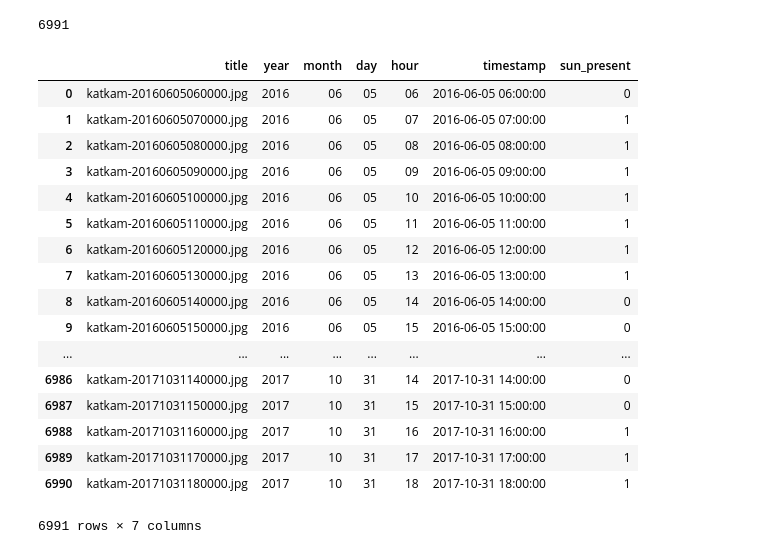
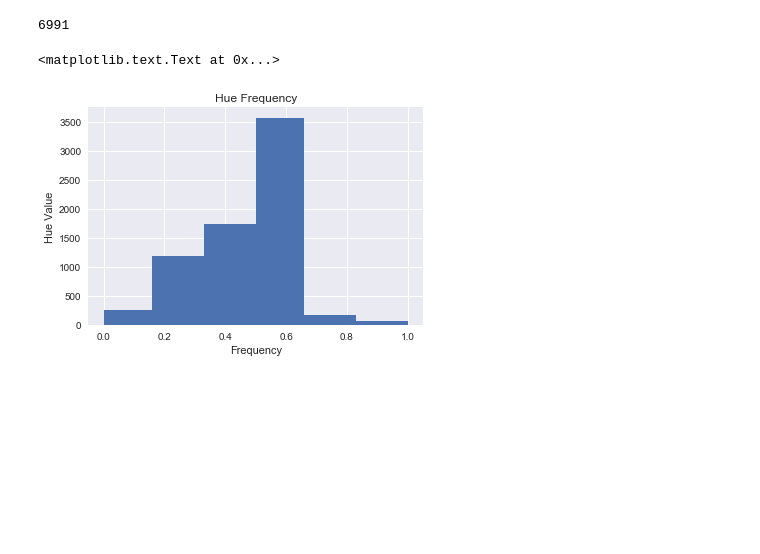
Before and after one commit to Manan007224/Weather-CMPT318, a Jupyter notebook: Weather.ipynb, the cells around one changed output. Cells and saved outputs as stored; diff of their text form; code cells hidden in the pictures; blank space fills up the shorter version.

Commit message:
Visualizations added; Color Labelling done

```diff
--- a/Weather.ipynb
+++ b/Weather.ipynb
@@ -224,7 +225,7 @@ def image_datetime(row) :
     return datetime.datetime(year,month,day,hour,0,0)
 
 
-IMAGE_DIR = 'katkam-scaled'
+IMAGE_DIR = 'image_data/katkam-scaled'
 
 contents = os.listdir(IMAGE_DIR)
 filenames = pd.DataFrame(contents,columns=['title'])
@@ -246,28 +247,57 @@ sun_present_file = 'image_data/SUN_PRESENT.csv'
 sun_present = pd.read_csv(sun_present_file,header=None)
 sun_present.columns =['image_index','sun_present']
 
+average_color_file = 'image_data/KATKAM_colors.csv'
+average_color = pd.read_csv(average_color_file,header=None)
+average_color.columns=['file_index','region_id','r','g','b']
 
-#fig,ax = plt.subplots()
-#sns.countplot(x=sun_present['sun_present'])
+sky_color = average_color[average_color['region_id']==1]
+sky_color = sky_color[['file_index','r','g','b']]
+sky_color = sky_color.reset_index()
+sky_color.drop(['index'],axis=1)
 
 filenames['sun_present'] = sun_present['sun_present']
-filenames
+filenames['sky_color_r'] = sky_color['r']
+filenames['sky_color_g'] = sky_color['g']
+filenames['sky_color_b'] = sky_color['b']
-# %% [output]
-|  | title | year | month | day | hour | timestamp | sun_present |
-| 0 | katkam-20160605060000.jpg | 2016 | 06 | 05 | 06 | 2016-06-05 06:00:00 | 0 |
-| 1 | katkam-20160605070000.jpg | 2016 | 06 | 05 | 07 | 2016-06-05 07:00:00 | 1 |
-| 2 | katkam-20160605080000.jpg | 2016 | 06 | 05 | 08 | 2016-06-05 08:00:00 | 1 |
-| 3 | katkam-20160605090000.jpg | 2016 | 06 | 05 | 09 | 2016-06-05 09:00:00 | 1 |
-| 4 | katkam-20160605100000.jpg | 2016 | 06 | 05 | 10 | 2016-06-05 10:00:00 | 1 |
-| 5 | katkam-20160605110000.jpg | 2016 | 06 | 05 | 11 | 2016-06-05 11:00:00 | 1 |
-| 6 | katkam-20160605120000.jpg | 2016 | 06 | 05 | 12 | 2016-06-05 12:00:00 | 1 |
-| 7 | katkam-20160605130000.jpg | 2016 | 06 | 05 | 13 | 2016-06-05 13:00:00 | 1 |
-| 8 | katkam-20160605140000.jpg | 2016 | 06 | 05 | 14 | 2016-06-05 14:00:00 | 0 |
-| 9 | katkam-20160605150000.jpg | 2016 | 06 | 05 | 15 | 2016-06-05 15:00:00 | 0 |
-| ... | ... | ... | ... | ... | ... | ... | ... |
-| 6986 | katkam-20171031140000.jpg | 2017 | 10 | 31 | 14 | 2017-10-31 14:00:00 | 0 |
-| 6987 | katkam-20171031150000.jpg | 2017 | 10 | 31 | 15 | 2017-10-31 15:00:00 | 0 |
-| 6988 | katkam-20171031160000.jpg | 2017 | 10 | 31 | 16 | 2017-10-31 16:00:00 | 1 |
-| 6989 | katkam-20171031170000.jpg | 2017 | 10 | 31 | 17 | 2017-10-31 17:00:00 | 1 |
-| 6990 | katkam-20171031180000.jpg | 2017 | 10 | 31 | 18 | 2017-10-31 18:00:00 | 1 |
-6991 rows × 7 columns
+# %%
+def to_hsv_red(row) :
+    r = row['sky_color_r']
+    g = row['sky_color_g']
+    b = row['sky_color_b']
+
+    hsv = colorsys.rgb_to_hsv(r,g,b)
+    return hsv[0]
+
+def to_hsv_green(row) :
+    r = row['sky_color_r']
+    g = row['sky_color_g']
+    b = row['sky_color_b']
+
+    hsv = colorsys.rgb_to_hsv(r,g,b)
+    return hsv[1]
+
+def to_hsv_blue(row) :
+    r = row['sky_color_r']
+    g = row['sky_color_g']
+    b = row['sky_color_b']
+
+    hsv = colorsys.rgb_to_hsv(r,g,b)
+    return hsv[2]
+
+filenames['hsv_h'] = filenames.apply(to_hsv_red,axis=1)
+filenames['hsv_s'] = filenames.apply(to_hsv_green,axis=1)
+filenames['hsv_v'] = filenames.apply(to_hsv_blue,axis=1)
+# %%
+## hue frequence histogram
+color_list = ['gold' if i==1 else 'blue' for i in filenames.loc[:,'sun_present']]
+
+plt.title('Hue Frequency')
+plt.hist(filenames['hsv_h'].values,bins=[0,0.16,0.33,0.5,0.66,0.83,1])
+plt.xlabel('Frequency')
+plt.ylabel('Hue Value')
+
+## maximum hue is peak at bin 0.5 - 0.66 which is bluish color.
+# %% [output]
+<matplotlib.text.Text at 0x...>
+[figure, added]
```
Also changed, not shown: parts of 10 cells of this notebook, 8 other files.
